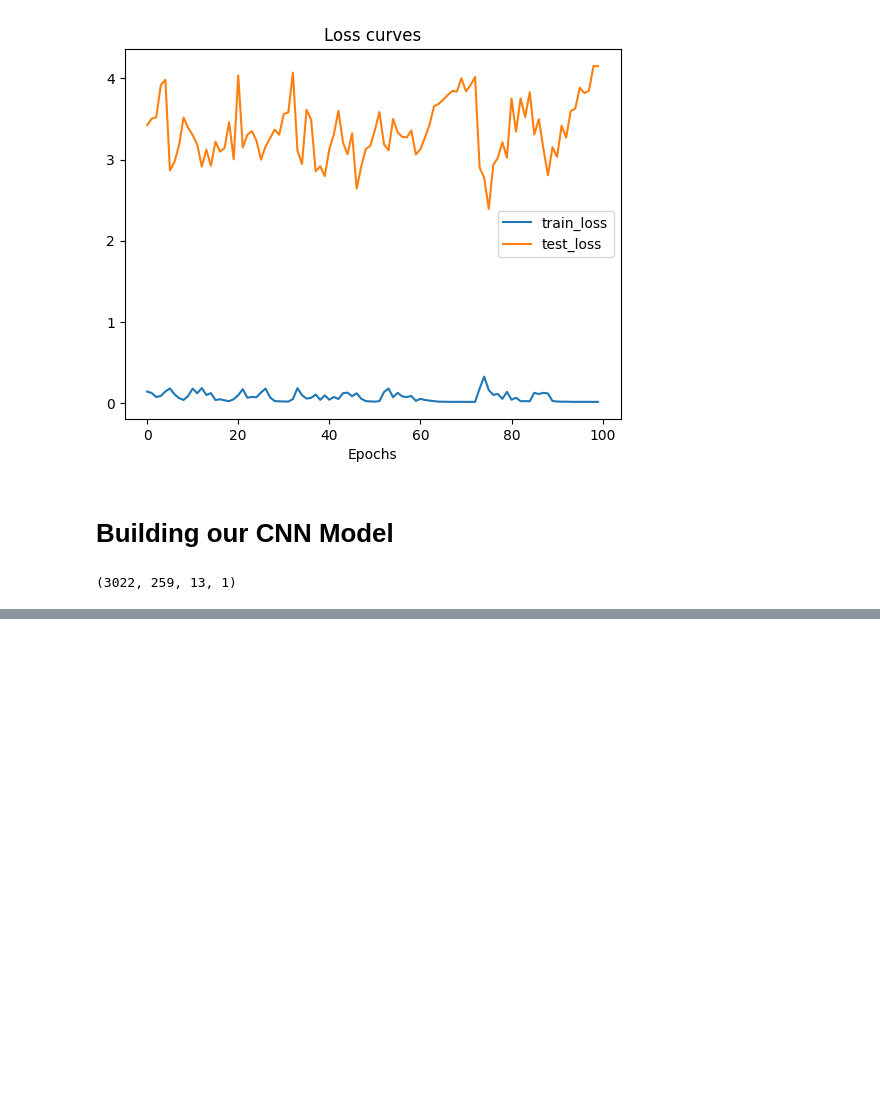
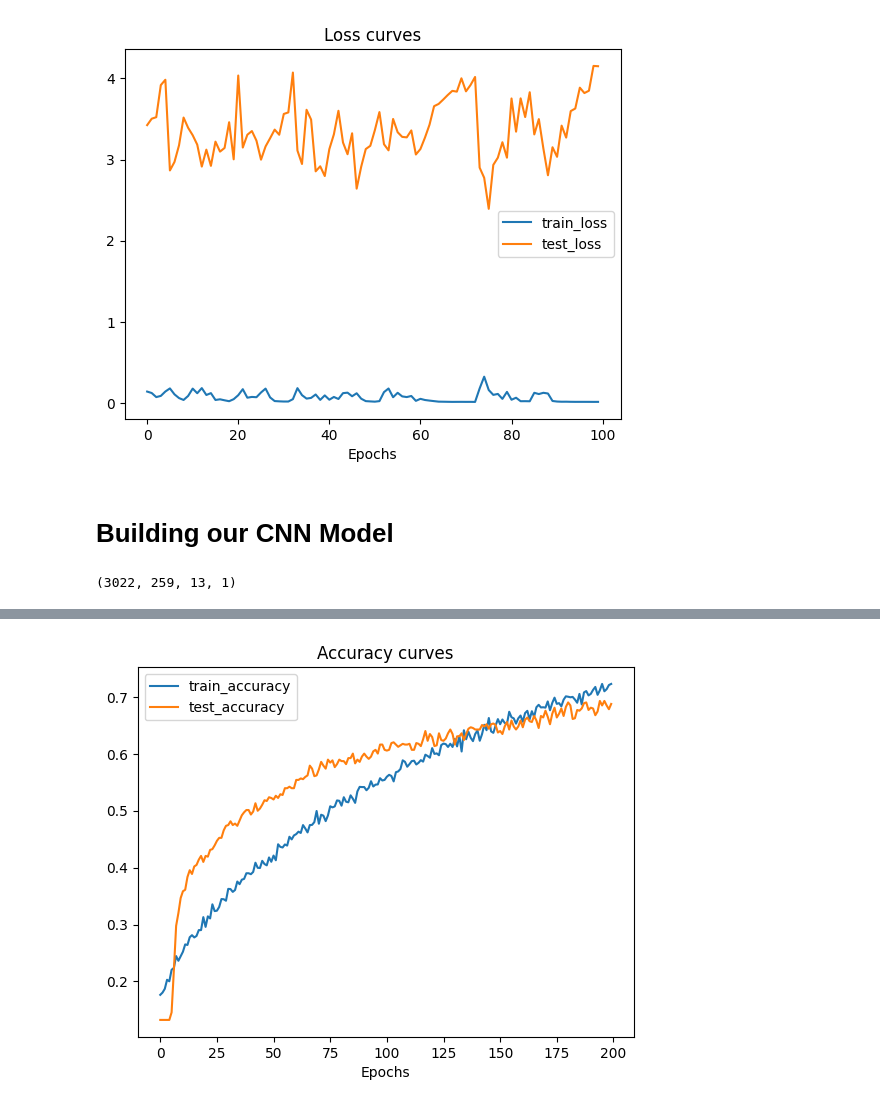
Before and after one commit to SoumiK-777/Indian_Music_Genre_Classification, a Jupyter notebook: training.ipynb, the cells around one changed output, grey strips where cells are left out. Drawn from its saved outputs; the diff is of its cells as text; code cells hidden in the pictures; blank space fills up the shorter version.

```diff
--- a/training.ipynb
+++ b/training.ipynb
@@ -343,0 +385,4 @@ input_shape
+# %%
+plot_accuracy_curves(cnn_history2)
+# %% [output]
+[figure, added]
```
Also changed, not shown: parts of 31 cells of this notebook, 2 other files.
